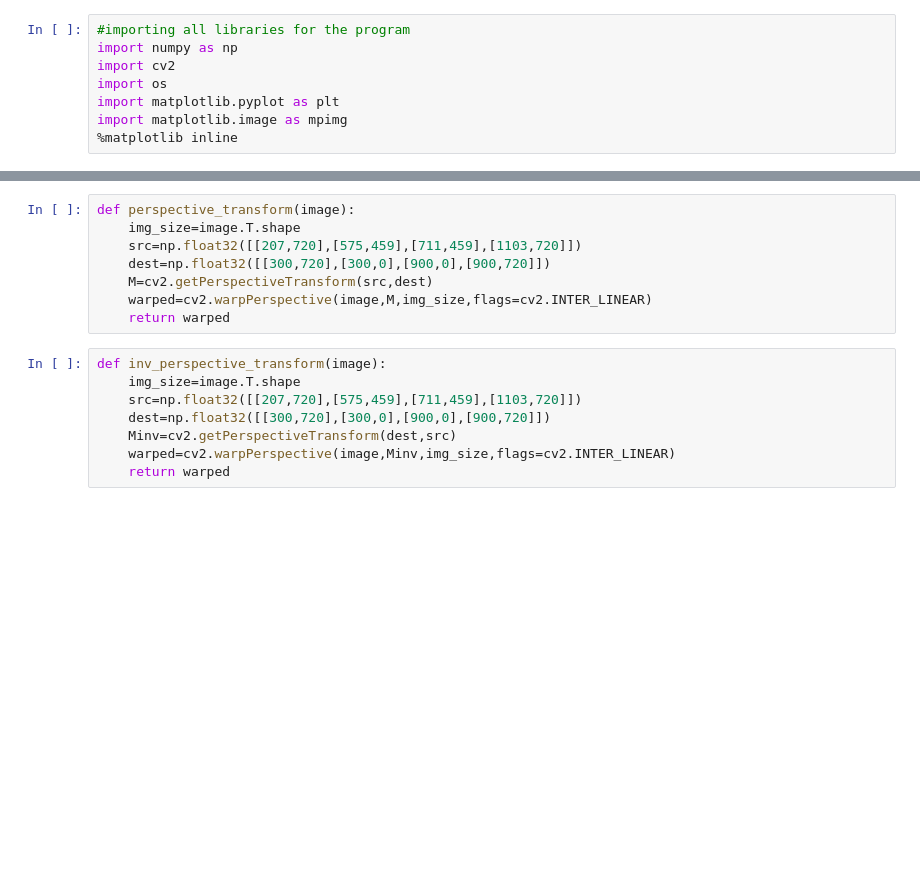
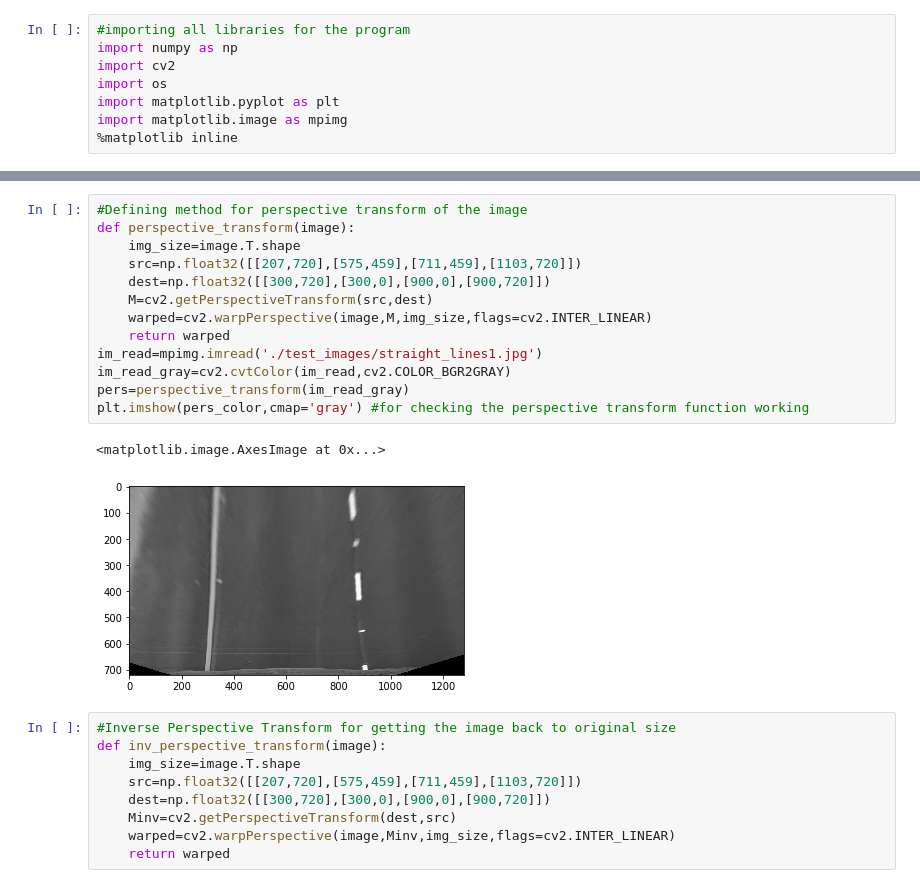
Before and after one commit to akashmod/SelfDriving_Car_Advanced_Lane_Finding, a Jupyter notebook: Advanced_Lane_Finding_P4.ipynb, the cells around one changed output, grey strips where cells are left out. Saved outputs shown, nothing was run; the diff lists cells and outputs as text; blank space fills up the shorter version.

```diff
--- a/Advanced_Lane_Finding_P4.ipynb
+++ b/Advanced_Lane_Finding_P4.ipynb
@@ -70,17 +71,26 @@ def hls_select(img, thresh=(0, 255)):
+# %%
+#Defining method for perspective transform of the image
+def perspective_transform(image):
+    img_size=image.T.shape
+    src=np.float32([[207,720],[575,459],[711,459],[1103,720]])
+    dest=np.float32([[300,720],[300,0],[900,0],[900,720]])
+    M=cv2.getPerspectiveTransform(src,dest)
+    warped=cv2.warpPerspective(image,M,img_size,flags=cv2.INTER_LINEAR)
+    return warped
+im_read=mpimg.imread('./test_images/straight_lines1.jpg')
+im_read_gray=cv2.cvtColor(im_read,cv2.COLOR_BGR2GRAY)
+pers=perspective_transform(im_read_gray)
+plt.imshow(pers_color,cmap='gray') #for checking the perspective transform function working
+# %% [output]
+<matplotlib.image.AxesImage at 0x...>
+[figure, added]
 # %%
-def perspective_transform(image):
+#Inverse Perspective Transform for getting the image back to original size
+def inv_perspective_transform(image):
     img_size=image.T.shape
     src=np.float32([[207,720],[575,459],[711,459],[1103,720]])
     dest=np.float32([[300,720],[300,0],[900,0],[900,720]])
-    M=cv2.getPerspectiveTransform(src,dest)
-    warped=cv2.warpPerspective(image,M,img_size,flags=cv2.INTER_LINEAR)
+    Minv=cv2.getPerspectiveTransform(dest,src)
+    warped=cv2.warpPerspective(image,Minv,img_size,flags=cv2.INTER_LINEAR)
     return warped
-# %%
-def inv_perspective_transform(image):
-    img_size=image.T.shape
-    src=np.float32([[207,720],[575,459],[711,459],[1103,720]])
-    dest=np.float32([[300,720],[300,0],[900,0],[900,720]])
-    Minv=cv2.getPerspectiveTransform(dest,src)
-    warped=cv2.warpPerspective(image,Minv,img_size,flags=cv2.INTER_LINEAR)
-    return warped
 # %%
```
Also changed, not shown: parts of 5 cells of this notebook, 16 other files.
